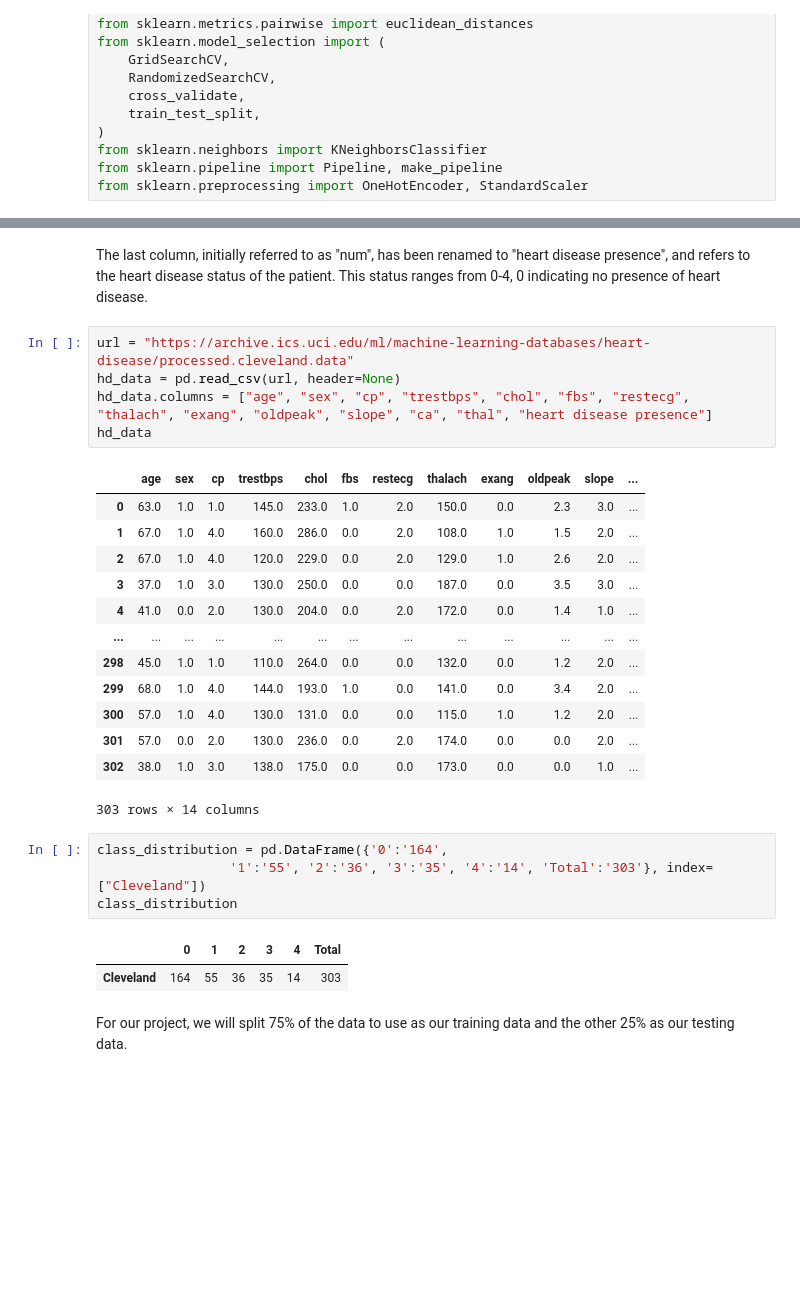
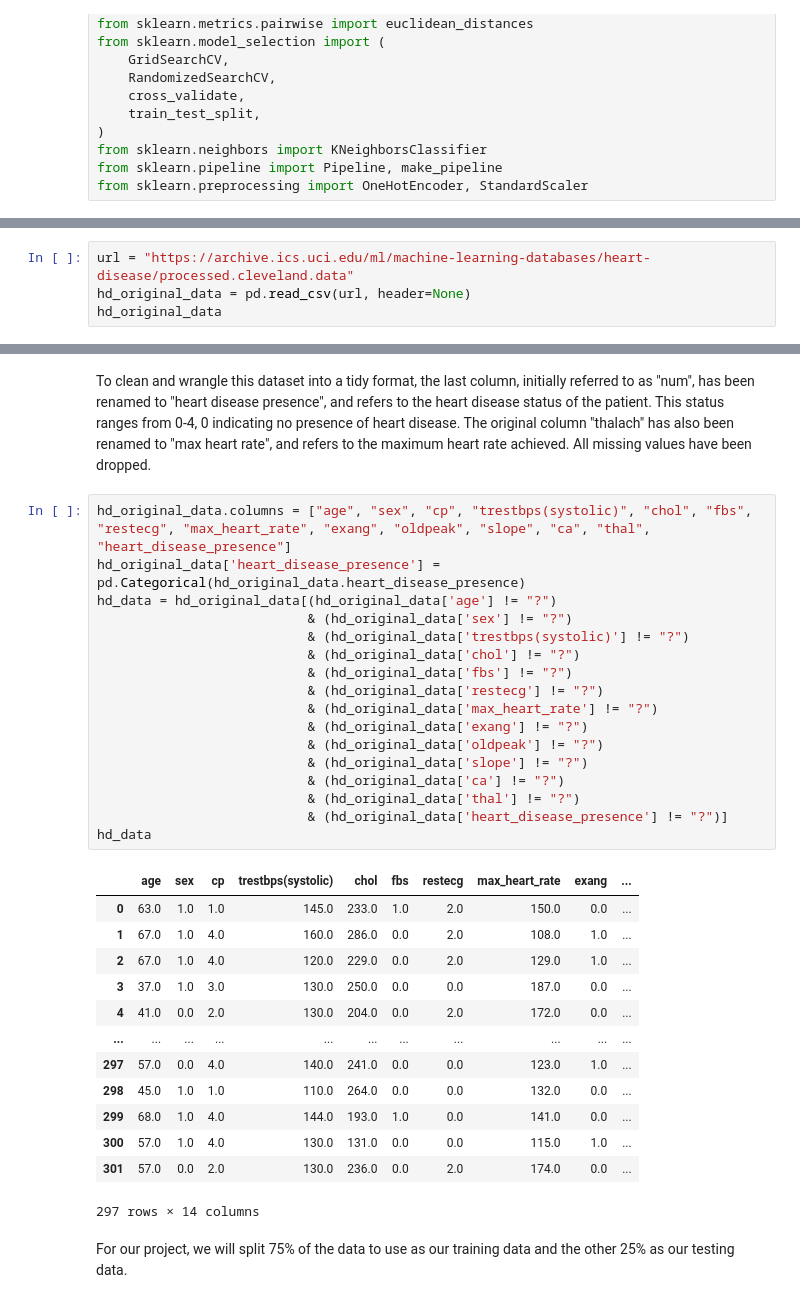
Before and after one commit to cathyleii/AmazingAnts, a Jupyter notebook: GroupProposal.ipynb, the cells around one changed output, grey strips where cells are left out. Drawn from its saved outputs; the diff is of its cells as text; blank space fills up the shorter version.

```diff
--- a/GroupProposal.ipynb
+++ b/GroupProposal.ipynb
@@ -17,0 +20,4 @@ from sklearn.preprocessing import OneHotEncoder, StandardScaler
+# %%
+url = "https://archive.ics.uci.edu/ml/machine-learning-databases/heart-disease/processed.cleveland.data"
+hd_original_data = pd.read_csv(url, header=None)
+hd_original_data
@@ -18,31 +38,36 @@ from sklearn.preprocessing import OneHotEncoder, StandardScaler
 # %% [markdown]
-The last column, initially referred to as "num", has been renamed to "heart disease presence", and refers to the heart disease status of the patient. This status ranges from 0-4, 0 indicating no presence of heart disease.
+To clean and wrangle this dataset into a tidy format, the last column, initially referred to as "num", has been renamed to "heart disease presence", and refers to the heart disease status of the patient. This status ranges from 0-4, 0 indicating no presence of heart disease. The original column "thalach" has also been renamed to "max heart rate", and refers to the maximum heart rate achieved. All missing values have been dropped.
 # %%
-url = "https://archive.ics.uci.edu/ml/machine-learning-databases/heart-disease/processed.cleveland.data"
-hd_data = pd.read_csv(url, header=None)
-hd_data.columns = ["age", "sex", "cp", "trestbps", "chol", "fbs", "restecg", "thalach", "exang", "oldpeak", "slope", "ca", "thal", "heart disease presence"]
+hd_original_data.columns = ["age", "sex", "cp", "trestbps(systolic)", "chol", "fbs", "restecg", "max_heart_rate", "exang", "oldpeak", "slope", "ca", "thal", "heart_disease_presence"]
+hd_original_data['heart_disease_presence'] = pd.Categorical(hd_original_data.heart_disease_presence)
+hd_data = hd_original_data[(hd_original_data['age'] != "?")
+                           & (hd_original_data['sex'] != "?")
+                           & (hd_original_data['trestbps(systolic)'] != "?")
+                           & (hd_original_data['chol'] != "?")
+                           & (hd_original_data['fbs'] != "?")
+                           & (hd_original_data['restecg'] != "?")
+                           & (hd_original_data['max_heart_rate'] != "?")
+                           & (hd_original_data['exang'] != "?")
+                           & (hd_original_data['oldpeak'] != "?")
+                           & (hd_original_data['slope'] != "?")
+                           & (hd_original_data['ca'] != "?")
+                           & (hd_original_data['thal'] != "?")
+                           & (hd_original_data['heart_disease_presence'] != "?")]
 hd_data
 # %% [output]
-|  | age | sex | cp | trestbps | chol | fbs | restecg | thalach | exang | oldpeak | slope | ... |
-| 0 | 63.0 | 1.0 | 1.0 | 145.0 | 233.0 | 1.0 | 2.0 | 150.0 | 0.0 | 2.3 | 3.0 | ... |
-| 1 | 67.0 | 1.0 | 4.0 | 160.0 | 286.0 | 0.0 | 2.0 | 108.0 | 1.0 | 1.5 | 2.0 | ... |
-| 2 | 67.0 | 1.0 | 4.0 | 120.0 | 229.0 | 0.0 | 2.0 | 129.0 | 1.0 | 2.6 | 2.0 | ... |
-| 3 | 37.0 | 1.0 | 3.0 | 130.0 | 250.0 | 0.0 | 0.0 | 187.0 | 0.0 | 3.5 | 3.0 | ... |
-| 4 | 41.0 | 0.0 | 2.0 | 130.0 | 204.0 | 0.0 | 2.0 | 172.0 | 0.0 | 1.4 | 1.0 | ... |
-| ... | ... | ... | ... | ... | ... | ... | ... | ... | ... | ... | ... | ... |
-| 298 | 45.0 | 1.0 | 1.0 | 110.0 | 264.0 | 0.0 | 0.0 | 132.0 | 0.0 | 1.2 | 2.0 | ... |
-| 299 | 68.0 | 1.0 | 4.0 | 144.0 | 193.0 | 1.0 | 0.0 | 141.0 | 0.0 | 3.4 | 2.0 | ... |
-| 300 | 57.0 | 1.0 | 4.0 | 130.0 | 131.0 | 0.0 | 0.0 | 115.0 | 1.0 | 1.2 | 2.0 | ... |
-| 301 | 57.0 | 0.0 | 2.0 | 130.0 | 236.0 | 0.0 | 2.0 | 174.0 | 0.0 | 0.0 | 2.0 | ... |
-| 302 | 38.0 | 1.0 | 3.0 | 138.0 | 175.0 | 0.0 | 0.0 | 173.0 | 0.0 | 0.0 | 1.0 | ... |
+|  | age | sex | cp | trestbps(systolic) | chol | fbs | restecg | max_heart_rate | exang | ... |
+| 0 | 63.0 | 1.0 | 1.0 | 145.0 | 233.0 | 1.0 | 2.0 | 150.0 | 0.0 | ... |
+| 1 | 67.0 | 1.0 | 4.0 | 160.0 | 286.0 | 0.0 | 2.0 | 108.0 | 1.0 | ... |
+| 2 | 67.0 | 1.0 | 4.0 | 120.0 | 229.0 | 0.0 | 2.0 | 129.0 | 1.0 | ... |
+| 3 | 37.0 | 1.0 | 3.0 | 130.0 | 250.0 | 0.0 | 0.0 | 187.0 | 0.0 | ... |
+| 4 | 41.0 | 0.0 | 2.0 | 130.0 | 204.0 | 0.0 | 2.0 | 172.0 | 0.0 | ... |
+| ... | ... | ... | ... | ... | ... | ... | ... | ... | ... | ... |
+| 297 | 57.0 | 0.0 | 4.0 | 140.0 | 241.0 | 0.0 | 0.0 | 123.0 | 1.0 | ... |
+| 298 | 45.0 | 1.0 | 1.0 | 110.0 | 264.0 | 0.0 | 0.0 | 132.0 | 0.0 | ... |
+| 299 | 68.0 | 1.0 | 4.0 | 144.0 | 193.0 | 1.0 | 0.0 | 141.0 | 0.0 | ... |
+| 300 | 57.0 | 1.0 | 4.0 | 130.0 | 131.0 | 0.0 | 0.0 | 115.0 | 1.0 | ... |
+| 301 | 57.0 | 0.0 | 2.0 | 130.0 | 236.0 | 0.0 | 2.0 | 174.0 | 0.0 | ... |
-303 rows × 14 columns
+297 rows × 14 columns
-# %%
-class_distribution = pd.DataFrame({'0':'164',
-                 '1':'55', '2':'36', '3':'35', '4':'14', 'Total':'303'}, index=["Cleveland"])
-class_distribution
-# %% [output]
-|  | 0 | 1 | 2 | 3 | 4 | Total |
-| Cleveland | 164 | 55 | 36 | 35 | 14 | 303 |
 # %% [markdown]
 For our project, we will split 75% of the data to use as our training data and the other 25% as our testing data.
 # %%
```
Also changed, not shown: parts of 11 cells of this notebook.
